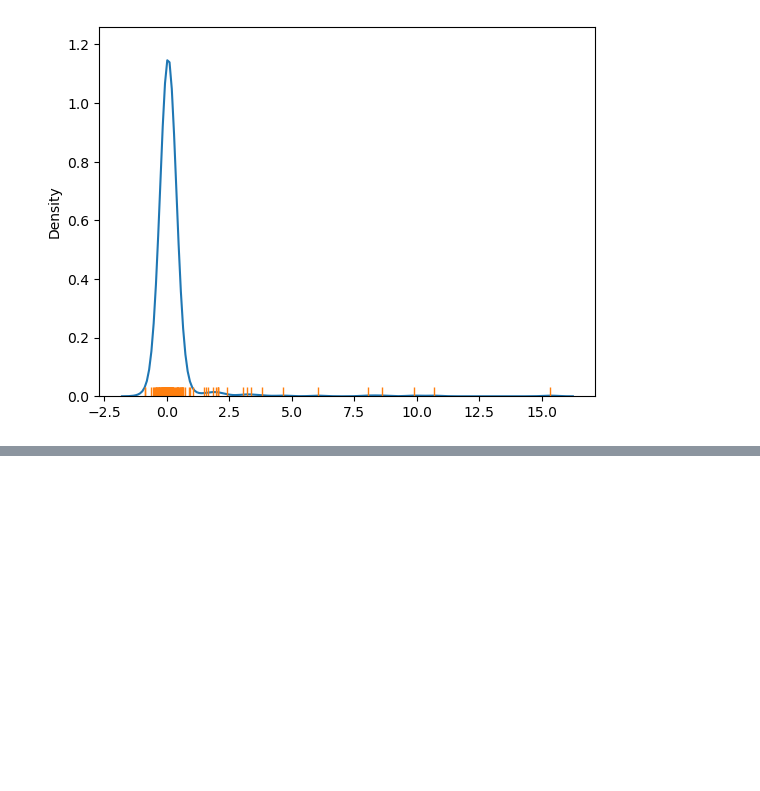
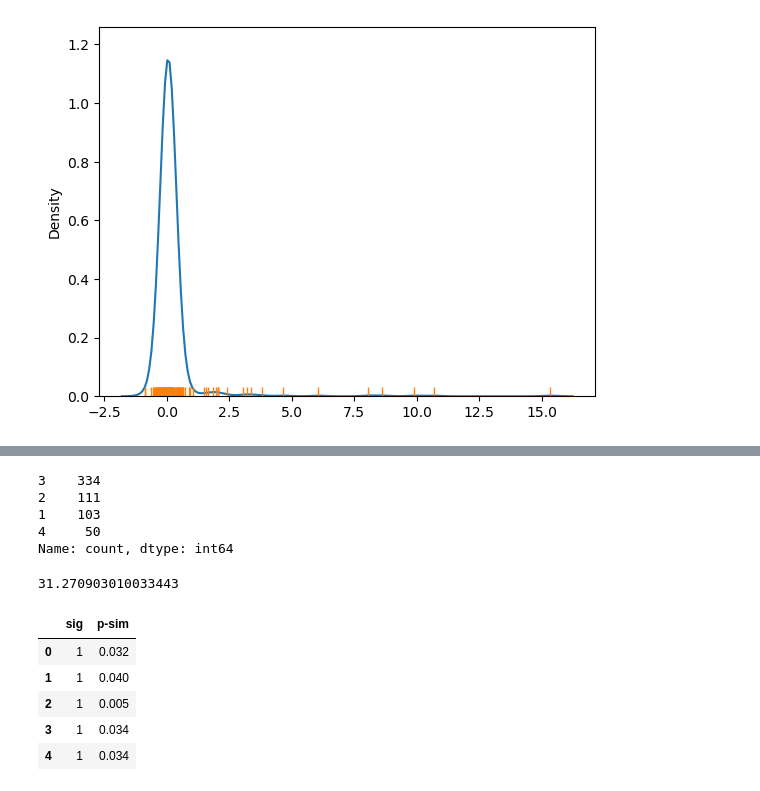
Before and after one commit to ssujit/move_sustainable, a Jupyter notebook: notebook/3_spatial_statistics.ipynb, the cells around one changed output, grey strips where cells are left out. Saved outputs shown, nothing was run; the diff lists cells and outputs as text; code cells hidden in the pictures; blank space fills up the shorter version.

```diff
--- a/notebook/3_spatial_statistics.ipynb
+++ b/notebook/3_spatial_statistics.ipynb
@@ -206,0 +207,29 @@ plt.show()
+# %%
+counts = pandas.value_counts(lisa.q)
+counts
+# %% [output]
+3    334
+2    111
+1    103
+4     50
+Name: count, dtype: int64
+# %%
+(lisa.p_sim < 0.05).sum() * 100 / len(lisa.p_sim)
+# %% [output]
+31.270903010033443
+# %%
+# Assign pseudo P-values to `db`
+wk_am["p-sim"] = lisa.p_sim
+# `1` if significant (at 5% confidence level), `0` otherwise
+sig = 1 * (lisa.p_sim < 0.05)
+# Assign significance flag to `db`
+wk_am["sig"] = sig
+# Print top of the table to inspect
+wk_am[["sig", "p-sim"]].head()
+# %% [output]
+|  | sig | p-sim |
+| 0 | 1 | 0.032 |
+| 1 | 1 | 0.040 |
+| 2 | 1 | 0.005 |
+| 3 | 1 | 0.034 |
+| 4 | 1 | 0.034 |
```
Also changed, not shown: parts of 7 cells of this notebook.
